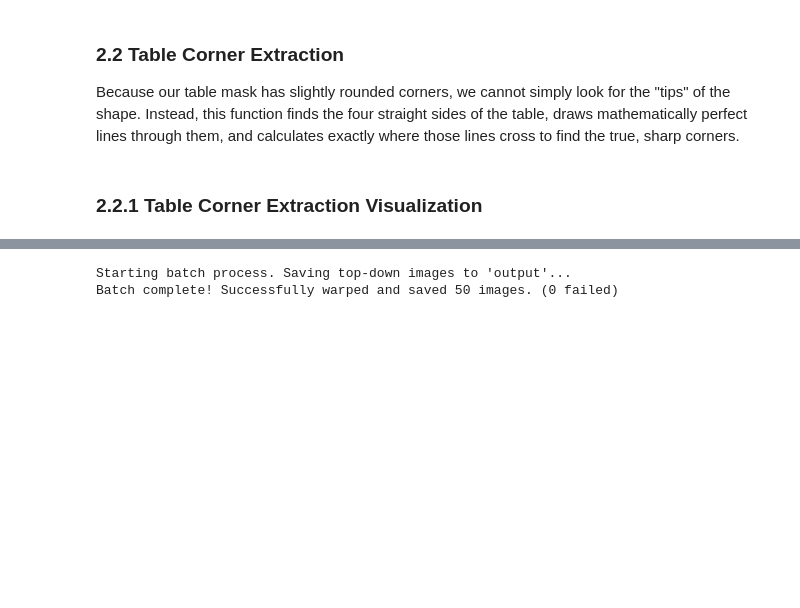
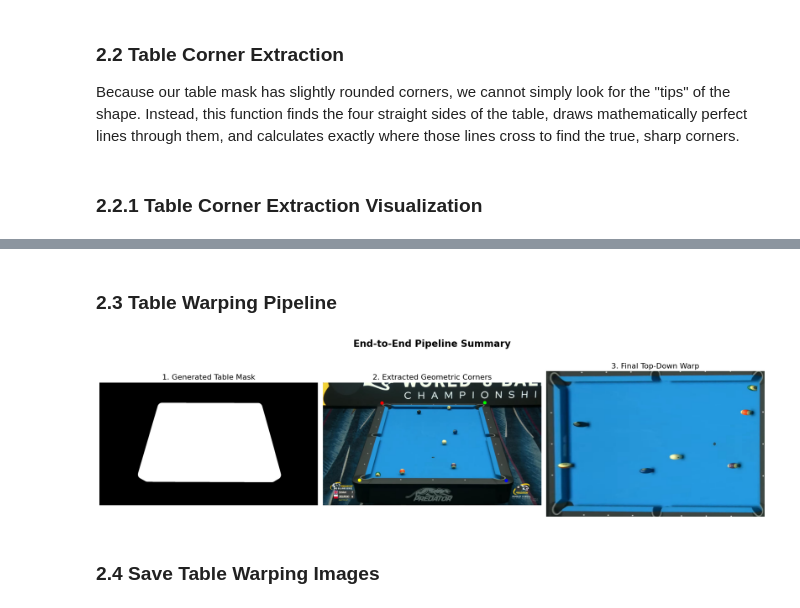
Before and after one commit to PedroMMarinho/FEUP-CV, a Jupyter notebook: proj/main.ipynb, the cells around one changed output, grey strips where cells are left out. Drawn from its saved outputs; the diff is of its cells as text; code cells hidden in the pictures; blank space fills up the shorter version.

```diff
--- a/proj/main.ipynb
+++ b/proj/main.ipynb
@@ -547,13 +531,9 @@ else:
+# %% [markdown]
+### 2.3 Table Warping Pipeline
 # %%
-# ═══════════════════════════════════════════════════════════════
-#  STEP 3 — Corner Extraction & Top-Down Warp
-# ═══════════════════════════════════════════════════════════════
-
+# Warps the 4 corners into an horizontal top-down view.
+# Returns the warped image AND the transformation matrix (M) needed for backtracking.
 def warp_to_top_down(image_rgb, ordered_corners, width=1200, height=800):
-    """
-    Warps the 4 corners into a perfect horizontal top-down view.
-    Uses a foreshortening ratio to correctly fix stretched oblique angles.
-    """
     top_edge = np.linalg.norm(ordered_corners[0] - ordered_corners[1])
     left_edge = np.linalg.norm(ordered_corners[0] - ordered_corners[3])
 
@@ -565,58 +545,60 @@ def warp_to_top_down(image_rgb, ordered_corners, width=1200, height=800):
             [0, 0],
             [0, height - 1],
             [width - 1, height - 1],
             [width - 1, 0]
         ], dtype="float32")
     else:
         # SIDE-VIEW mapping
         dst_pts = np.array([
             [0, 0],
             [width - 1, 0],
             [width - 1, height - 1],
             [0, height - 1]
         ], dtype="float32")
 
+    # M is the mathematical map from Original -> Flat
     M = cv2.getPerspectiveTransform(ordered_corners, dst_pts)
 
-    # Add borderMode=cv2.BORDER_REPLICATE to prevent black borders in extreme warps
-    # This is not necessary but can make the images look nicer.
     warped = cv2.warpPerspective(image_rgb, M, (width, height), borderMode=cv2.BORDER_REPLICATE)
 
     return warped, M
 
-# ═══════════════════════════════════════════════════════════════
-#  BATCH PROCESSING & SAVING
-# ═══════════════════════════════════════════════════════════════
 
-output_folder = "output"
-os.makedirs(output_folder, exist_ok=True)
+test_key = random.choice(list(loaded_images.keys()))
+test_img = loaded_images[test_key].copy()
 
-print(f"Starting batch process. Saving top-down images to '{output_folder}'...")
+test_mask = get_table_mask(test_img)
 
-success_count = 0
-fail_count = 0
+raw_corners = get_corners_from_mask(test_mask)
 
-# Assuming loaded_images and get_table_mask are defined earlier in your notebook
-for filename, img_rgb in loaded_images.items():
-    test_mask = get_table_mask(img_rgb)
-    raw_corners = get_corners_from_mask(test_mask)
+if raw_corners is not None:
+    ordered_corners = order_points_clockwise(raw_corners)
 
-    if raw_corners is not None:
-        ordered_corners = order_points_clockwise(raw_corners)
-        warped_img, _ = warp_to_top_down(img_rgb, ordered_corners)
+corner_img = test_img.copy()
+colors = [(255, 0, 0), (0, 255, 0), (0, 0, 255), (255, 255, 0)]
+for i, pt in enumerate(ordered_corners):
+    cv2.circle(corner_img, (int(pt[0]), int(pt[1])), 15, colors[i], -1)
 
-        # Convert RGB back to BGR so OpenCV saves the colors correctly
-        warped_bgr = cv2.cvtColor(warped_img, cv2.COLOR_RGB2BGR)
+warped_img, _ = warp_to_top_down(test_img, ordered_corners)
 
-        save_path = os.path.join(output_folder, filename)
-        cv2.imwrite(save_path, warped_bgr)
+fig, (ax1, ax2, ax3) = plt.subplots(1, 3, figsize=(20, 6))
 
-        success_count += 1
-    else:
-        print(f"Warning: Could not find corners for {filename}")
-        fail_count += 1
+ax1.imshow(test_mask, cmap='gray')
+ax1.set_title("1. Generated Table Mask", fontsize=16, color='black')
+ax1.axis('off')
 
-print(f"Batch complete! Successfully warped and saved {success_count} images. ({fail_count} failed)")
+ax2.imshow(corner_img)
+ax2.set_title("2. Extracted Geometric Corners", fontsize=16, color='black')
+ax2.axis('off')
+
+ax3.imshow(warped_img)
+ax3.set_title("3. Final Top-Down Warp", fontsize=16, color='black')
+ax3.axis('off')
+
+plt.suptitle("End-to-End Pipeline Summary", fontsize=20, weight='bold', color='black')
+plt.tight_layout()
+plt.show()
 # %% [output]
-Starting batch process. Saving top-down images to 'output'...
-Batch complete! Successfully warped and saved 50 images. (0 failed)
+[figure, added]
+# %% [markdown]
+### 2.4 Save Table Warping Images
```
Also changed, not shown: parts of 4 cells of this notebook.
